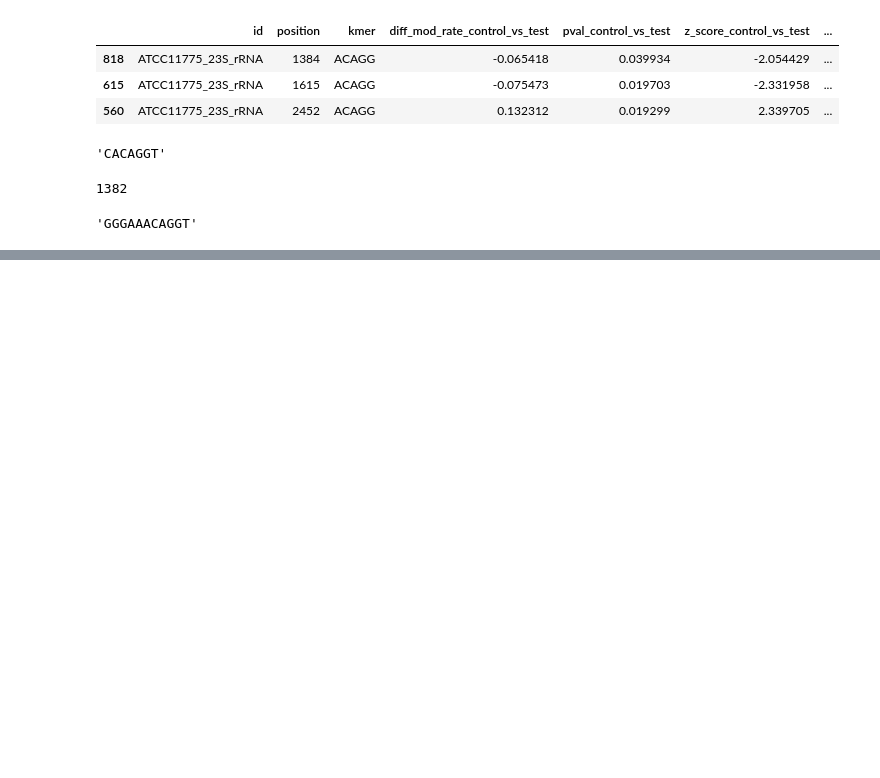
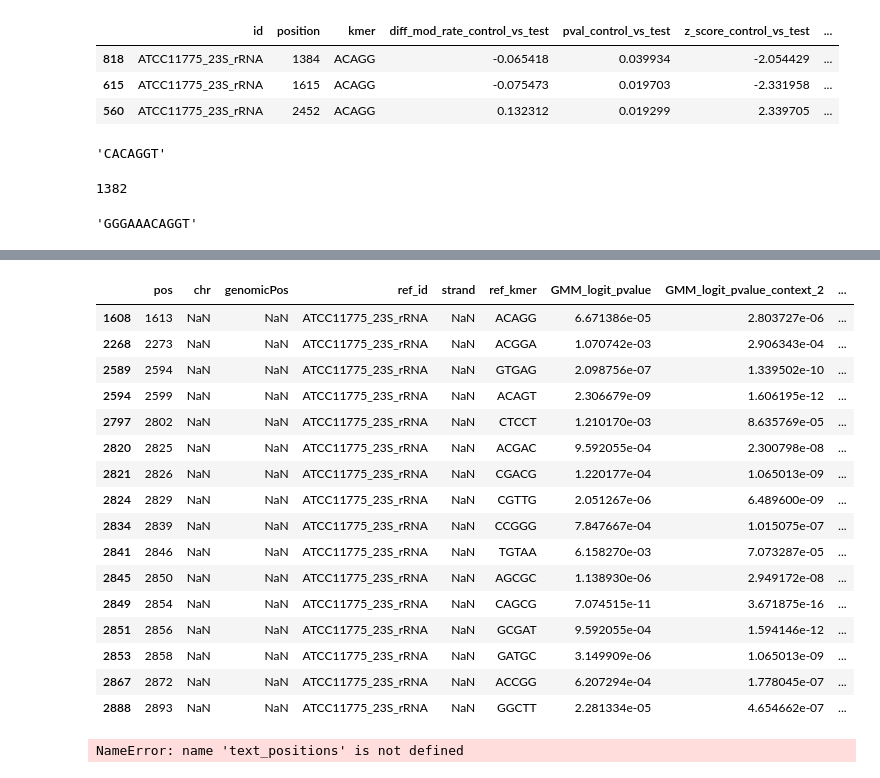
Before and after one commit to mbhall88/m6a-benchmark, a Jupyter notebook: workflow/notebooks/results.ipynb, the cells around one changed output, grey strips where cells are left out. Saved outputs shown, nothing was run; the diff lists cells and outputs as text; code cells hidden in the pictures; blank space fills up the shorter version.

```diff
--- a/workflow/notebooks/results.ipynb
+++ b/workflow/notebooks/results.ipynb
@@ -134,0 +195,24 @@ ncomp_df
+# %%
+ncomp_df.query("GMM_logit_pvalue < 0.01")
+# %% [output]
+|  | pos | chr | genomicPos | ref_id | strand | ref_kmer | GMM_logit_pvalue | GMM_logit_pvalue_context_2 | ... |
+| 1608 | 1613 | NaN | NaN | ATCC11775_23S_rRNA | NaN | ACAGG | 6.671386e-05 | 2.803727e-06 | ... |
+| 2268 | 2273 | NaN | NaN | ATCC11775_23S_rRNA | NaN | ACGGA | 1.070742e-03 | 2.906343e-04 | ... |
+| 2589 | 2594 | NaN | NaN | ATCC11775_23S_rRNA | NaN | GTGAG | 2.098756e-07 | 1.339502e-10 | ... |
+| 2594 | 2599 | NaN | NaN | ATCC11775_23S_rRNA | NaN | ACAGT | 2.306679e-09 | 1.606195e-12 | ... |
+| 2797 | 2802 | NaN | NaN | ATCC11775_23S_rRNA | NaN | CTCCT | 1.210170e-03 | 8.635769e-05 | ... |
+| 2820 | 2825 | NaN | NaN | ATCC11775_23S_rRNA | NaN | ACGAC | 9.592055e-04 | 2.300798e-08 | ... |
+| 2821 | 2826 | NaN | NaN | ATCC11775_23S_rRNA | NaN | CGACG | 1.220177e-04 | 1.065013e-09 | ... |
+| 2824 | 2829 | NaN | NaN | ATCC11775_23S_rRNA | NaN | CGTTG | 2.051267e-06 | 6.489600e-09 | ... |
+| 2834 | 2839 | NaN | NaN | ATCC11775_23S_rRNA | NaN | CCGGG | 7.847667e-04 | 1.015075e-07 | ... |
+| 2841 | 2846 | NaN | NaN | ATCC11775_23S_rRNA | NaN | TGTAA | 6.158270e-03 | 7.073287e-05 | ... |
+| 2845 | 2850 | NaN | NaN | ATCC11775_23S_rRNA | NaN | AGCGC | 1.138930e-06 | 2.949172e-08 | ... |
+| 2849 | 2854 | NaN | NaN | ATCC11775_23S_rRNA | NaN | CAGCG | 7.074515e-11 | 3.671875e-16 | ... |
+| 2851 | 2856 | NaN | NaN | ATCC11775_23S_rRNA | NaN | GCGAT | 9.592055e-04 | 1.594146e-12 | ... |
+| 2853 | 2858 | NaN | NaN | ATCC11775_23S_rRNA | NaN | GATGC | 3.149909e-06 | 1.065013e-09 | ... |
+| 2867 | 2872 | NaN | NaN | ATCC11775_23S_rRNA | NaN | ACCGG | 6.207294e-04 | 1.778045e-07 | ... |
+| 2888 | 2893 | NaN | NaN | ATCC11775_23S_rRNA | NaN | GGCTT | 2.281334e-05 | 4.654662e-07 | ... |
+# %%
+text_positions
+# %% [output]
+NameError: name 'text_positions' is not defined
```
Also changed, not shown: parts of 8 cells of this notebook.
